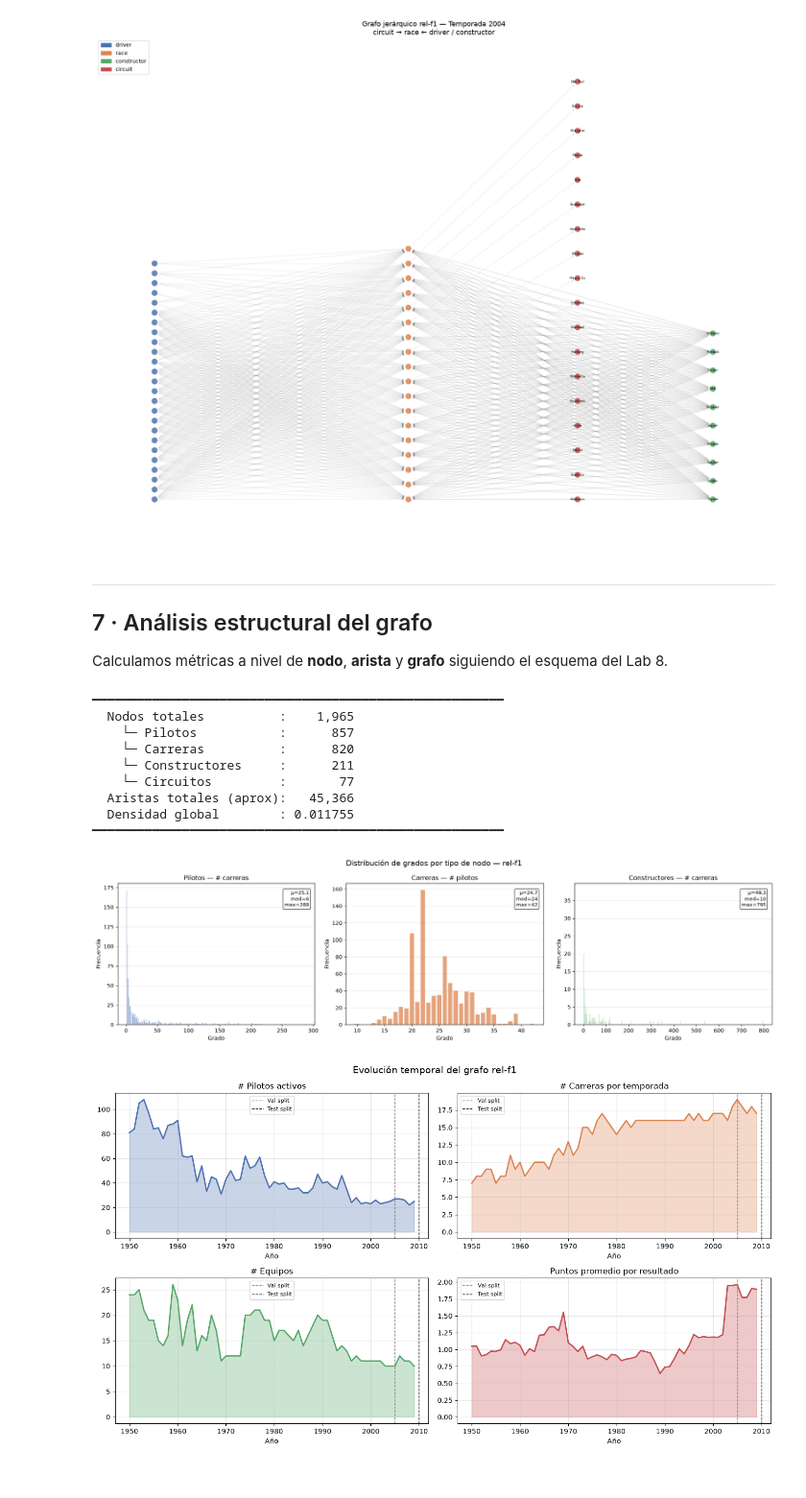
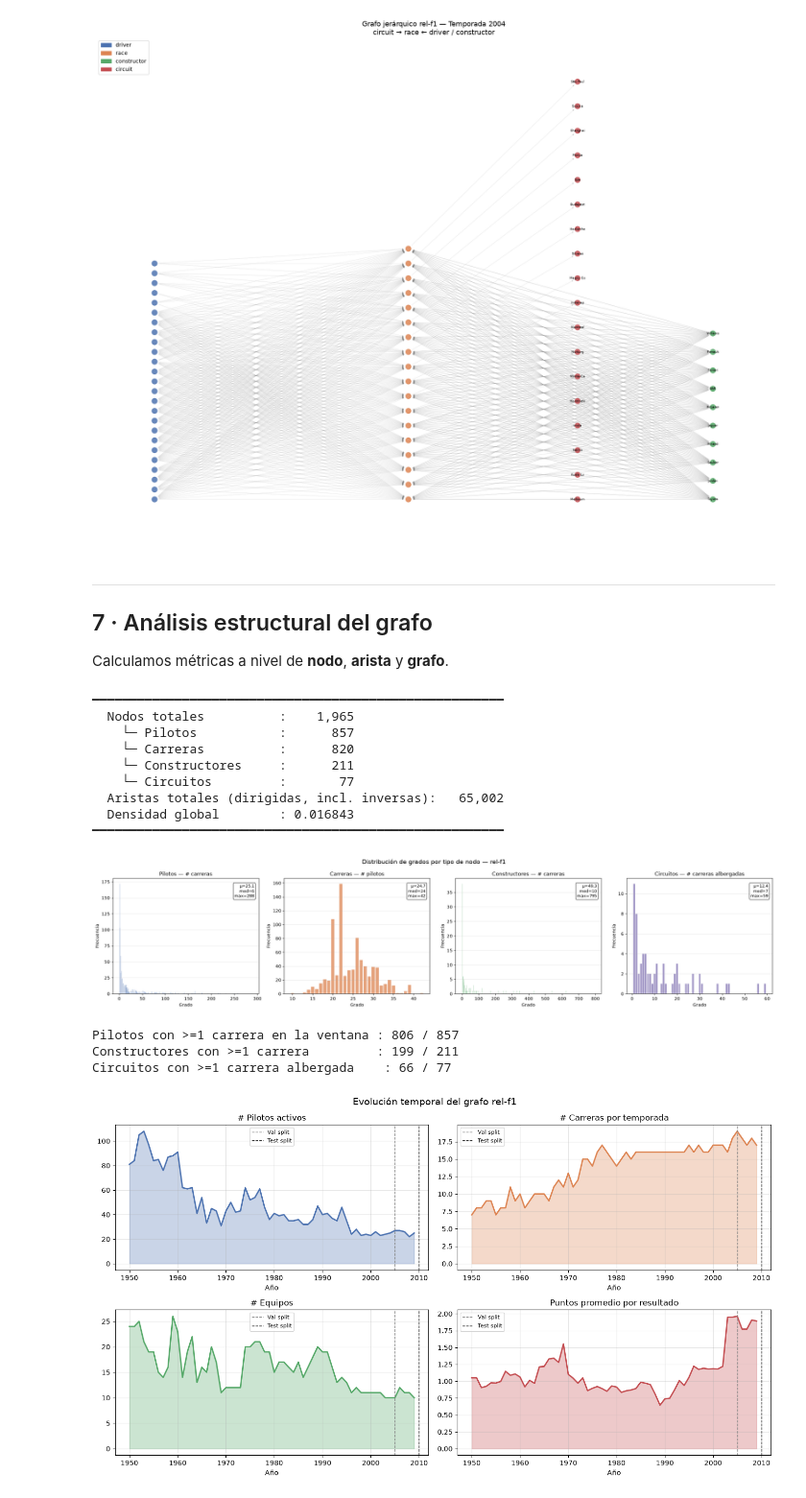
Before and after one commit to LuisMirandaMallqui/Graph-Learning-Tarea-Academica-1INF61, a Jupyter notebook: notebooks/01_exploracion_relf1.ipynb, the cells around one changed output. Shown at 96% size. Cells and saved outputs as stored; diff of their text form; code cells hidden in the pictures.

```diff
--- a/notebooks/01_exploracion_relf1.ipynb
+++ b/notebooks/01_exploracion_relf1.ipynb
@@ -564,7 +568,7 @@ plt.show()
 ---
 ## 7 · Análisis estructural del grafo
 
-Calculamos métricas a nivel de **nodo**, **arista** y **grafo** siguiendo el esquema del Lab 8.
+Calculamos métricas a nivel de **nodo**, **arista** y **grafo**.
 # %%
 # ── 7.1 Métricas globales del grafo completo ───────────────────────────────
 n_drivers      = len(df_drivers)
@@ -573,8 +577,12 @@ n_constructors = len(df_constructors)
 n_circuits     = len(df_circuits)
 n_results      = len(df_results)
 n_qual         = len(df_qualifying)
+n_cres         = len(df_cres)
 n_nodes_total  = n_drivers + n_races + n_constructors + n_circuits
-n_edges_total  = n_results * 2 + n_races + n_qual  # competes_in + fields_in + held_at + qualifies_in
+
+# Aristas dirigidas del HeteroData final (sección 8): competes_in + rev_competes_in,
+# fields_in + rev_fields_in, held_at + rev_held_at, qualifies_in (sin reversa)
+n_edges_total  = 2 * (n_results + n_races + n_cres) + n_qual
 
 density_global = n_edges_total / (n_nodes_total * (n_nodes_total - 1))
 
@@ -584,7 +592,7 @@ print(f'    └─ Pilotos           : {n_drivers:>8,}')
 print(f'    └─ Carreras          : {n_races:>8,}')
 print(f'    └─ Constructores     : {n_constructors:>8,}')
 print(f'    └─ Circuitos         : {n_circuits:>8,}')
-print(f'  Aristas totales (aprox): {n_edges_total:>8,}')
+print(f'  Aristas totales (dirigidas, incl. inversas): {n_edges_total:>8,}')
 print(f'  Densidad global        : {density_global:.6f}')
 print('━' * 55)
 # %% [output]
@@ -594,45 +602,55 @@ print('━' * 55)
     └─ Carreras          :      820
     └─ Constructores     :      211
     └─ Circuitos         :       77
-  Aristas totales (aprox):   45,366
-  Densidad global        : 0.011755
+  Aristas totales (dirigidas, incl. inversas):   65,002
+  Densidad global        : 0.016843
 ━━━━━━━━━━━━━━━━━━━━━━━━━━━━━━━━━━━━━━━━━━━━━━━━━━━━━━━
 # %%
 # ── 7.2 Distribución de grados por tipo de nodo ────────────────────────────
 
 # Grado de pilotos: número de carreras en las que participaron
 deg_driver  = df_results.groupby('driverId')['raceId'].nunique()
 # Grado de carreras: número de pilotos que participaron
 deg_race    = df_results.groupby('raceId')['driverId'].nunique()
 # Grado de constructores: número de carreras en las que participaron
 deg_constr  = df_results.groupby('constructorId')['raceId'].nunique()
+# Grado de circuitos: número de carreras albergadas
+deg_circuit = df_races.groupby('circuitId')['raceId'].nunique()
 
-fig, axes = plt.subplots(1, 3, figsize=(18, 5))
+fig, axes = plt.subplots(1, 4, figsize=(22, 5))
 
 pairs = [
-    (deg_driver, 'Pilotos — # carreras', '#4C72B0'),
-    (deg_race,   'Carreras — # pilotos', '#DD8452'),
-    (deg_constr, 'Constructores — # carreras', '#55A868'),
+    (deg_driver,  'Pilotos — # carreras', '#4C72B0'),
+    (deg_race,    'Carreras — # pilotos', '#DD8452'),
+    (deg_constr,  'Constructores — # carreras', '#55A868'),
+    (deg_circuit, 'Circuitos — # carreras albergadas', '#8172B2'),
 ]
 
 for ax, (deg, label, color) in zip(axes, pairs):
     counts = Counter(deg.values)
     x = sorted(counts.keys())
     y = [counts[k] for k in x]
     ax.bar(x, y, color=color, alpha=0.75, edgecolor='white', linewidth=0.3)
     ax.set_xlabel('Grado')
     ax.set_ylabel('Frecuencia')
     ax.set_title(label)
     ax.grid(axis='y', alpha=0.3)
     ax.text(0.97, 0.95, f'μ={deg.mean():.1f}\nmed={deg.median():.0f}\nmax={deg.max()}',
             transform=ax.transAxes, ha='right', va='top', fontsize=9,
             bbox=dict(boxstyle='round', facecolor='white', alpha=0.8))
 
 plt.suptitle('Distribución de grados por tipo de nodo — rel-f1', fontsize=14)
 plt.tight_layout()
 plt.show()
+
+print(f'Pilotos con >=1 carrera en la ventana : {deg_driver.shape[0]} / {len(df_drivers)}')
+print(f'Constructores con >=1 carrera         : {deg_constr.shape[0]} / {len(df_constructors)}')
+print(f'Circuitos con >=1 carrera albergada    : {deg_circuit.shape[0]} / {len(df_circuits)}')
 # %% [output]
-[figure, old version]
+[figure, new version]
+Pilotos con >=1 carrera en la ventana : 806 / 857
+Constructores con >=1 carrera         : 199 / 211
+Circuitos con >=1 carrera albergada    : 66 / 77
 # %%
 # ── 7.3 Evolución temporal del grafo ───────────────────────────────────────
 df_results_t = df_results.merge(df_races[['raceId', 'year']], on='raceId')
```
Also changed, not shown: parts of 14 cells of this notebook.
